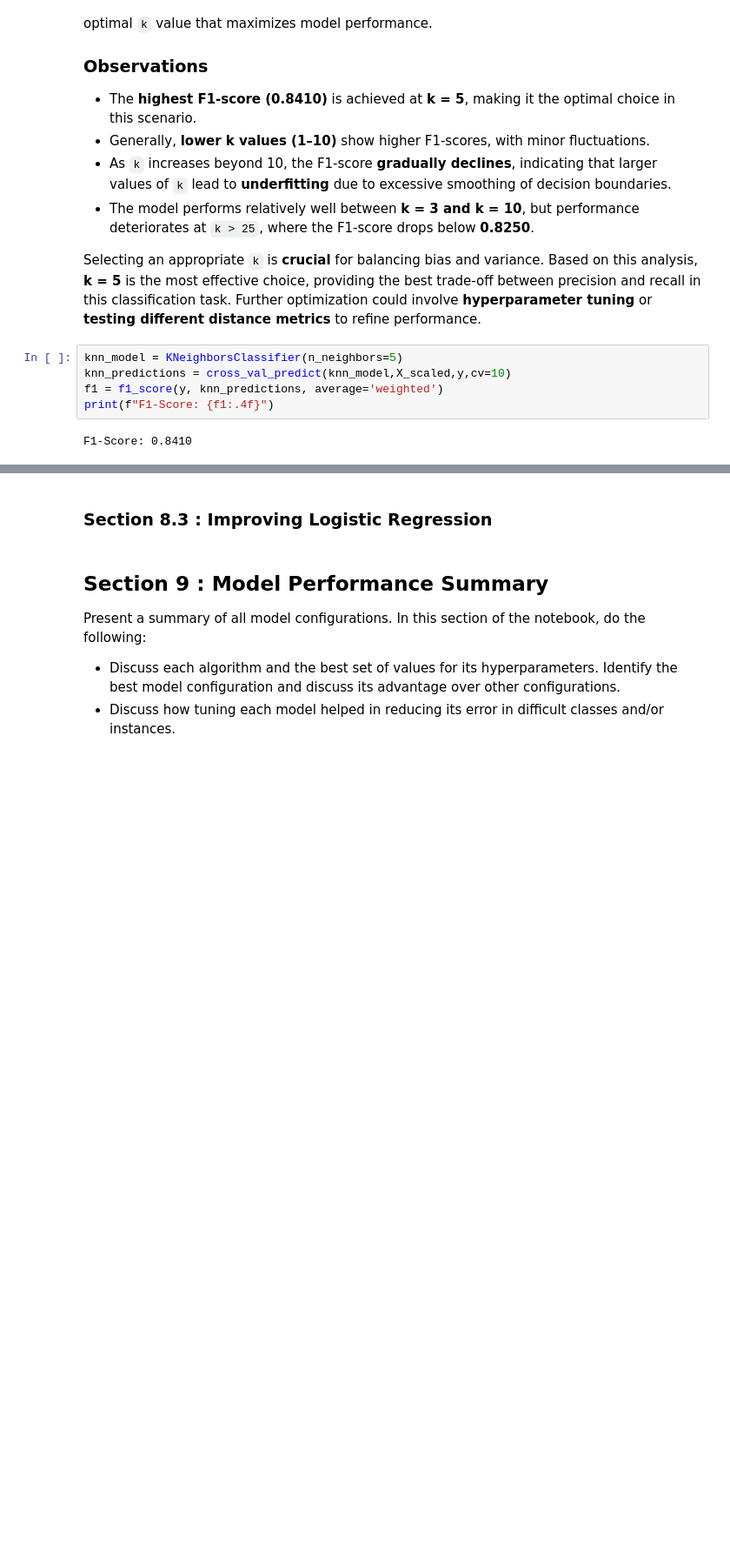
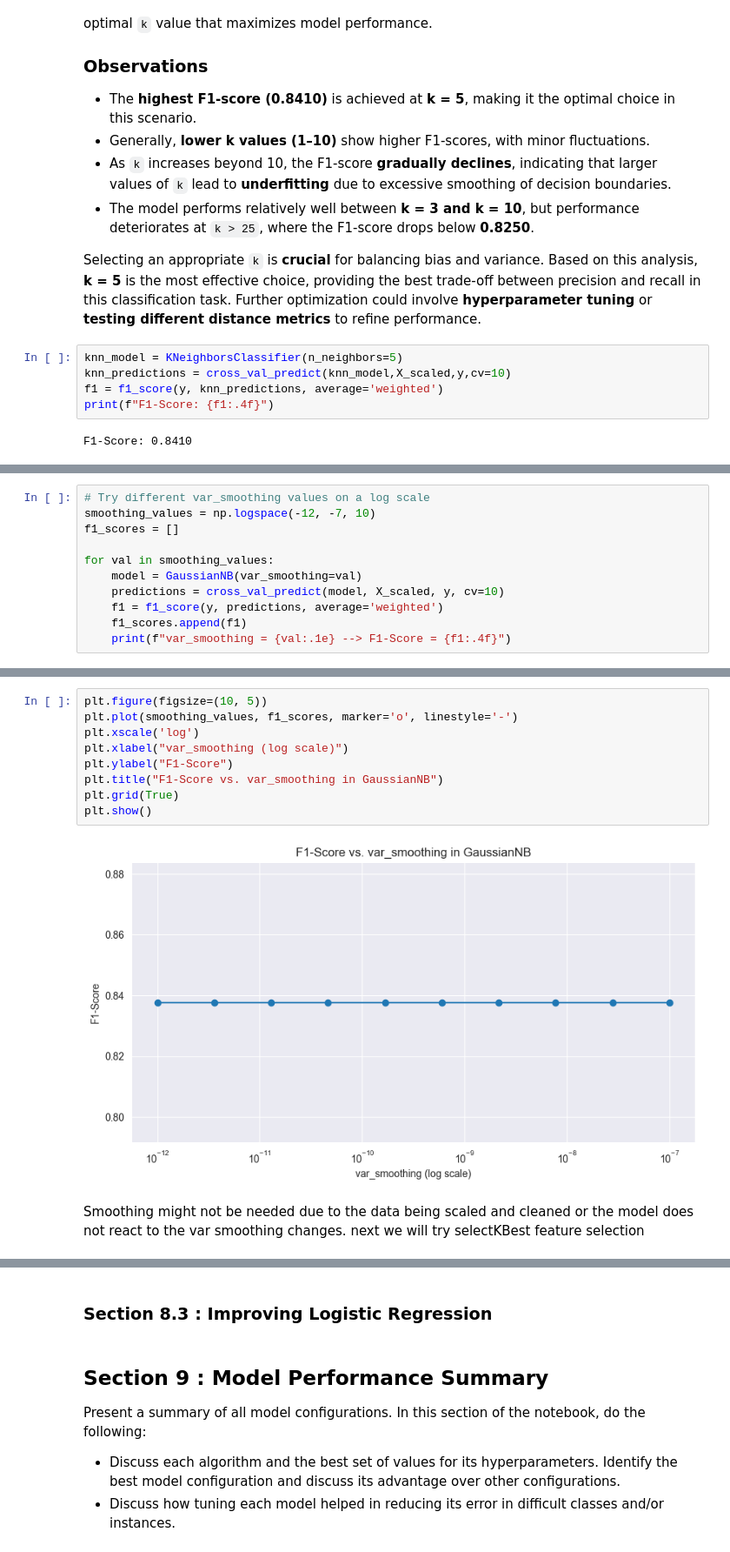
Before and after one commit to Nawshhh/MCO-STINTSY, a Jupyter notebook: MCO.ipynb, the cells around one changed output, grey strips where cells are left out. Shown at 87% size. Drawn from its saved outputs; the diff is of its cells as text; blank space fills up the shorter version.

```diff
--- a/MCO.ipynb
+++ b/MCO.ipynb
@@ -1015,0 +1017,11 @@ F1-Score: 0.8410
+# %%
+# Try different var_smoothing values on a log scale
+smoothing_values = np.logspace(-12, -7, 10)
+f1_scores = []
+
+for val in smoothing_values:
+    model = GaussianNB(var_smoothing=val)
+    predictions = cross_val_predict(model, X_scaled, y, cv=10)
+    f1 = f1_score(y, predictions, average='weighted')
+    f1_scores.append(f1)
+    print(f"var_smoothing = {val:.1e} --> F1-Score = {f1:.4f}")
@@ -1015,0 +1039,13 @@ F1-Score: 0.8410
+# %%
+plt.figure(figsize=(10, 5))
+plt.plot(smoothing_values, f1_scores, marker='o', linestyle='-')
+plt.xscale('log')
+plt.xlabel("var_smoothing (log scale)")
+plt.ylabel("F1-Score")
+plt.title("F1-Score vs. var_smoothing in GaussianNB")
+plt.grid(True)
+plt.show()
+# %% [output]
+[figure, added]
+# %% [markdown]
+Smoothing might not be needed due to the data being scaled and cleaned or the model does not react to the var smoothing changes. next we will try selectKBest feature selection
```
Also changed, not shown: parts of 25 cells of this notebook.
